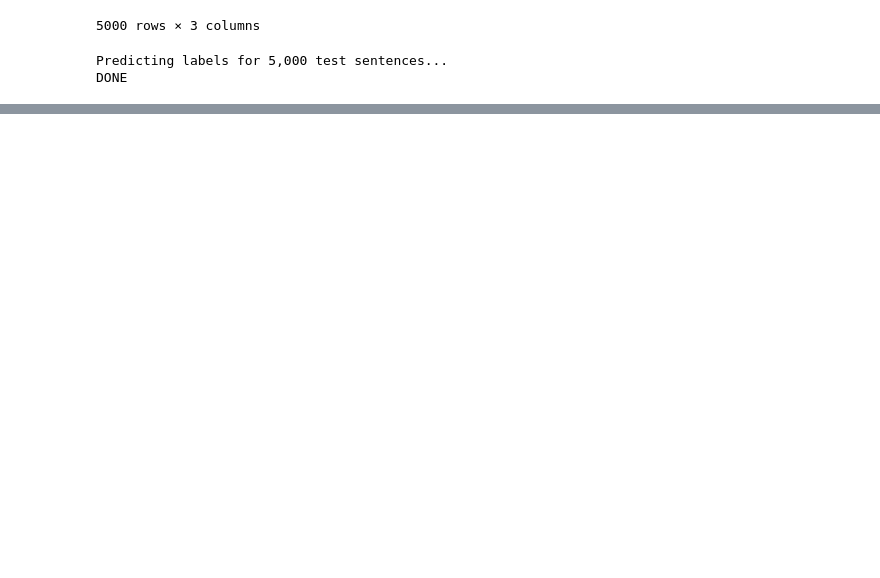
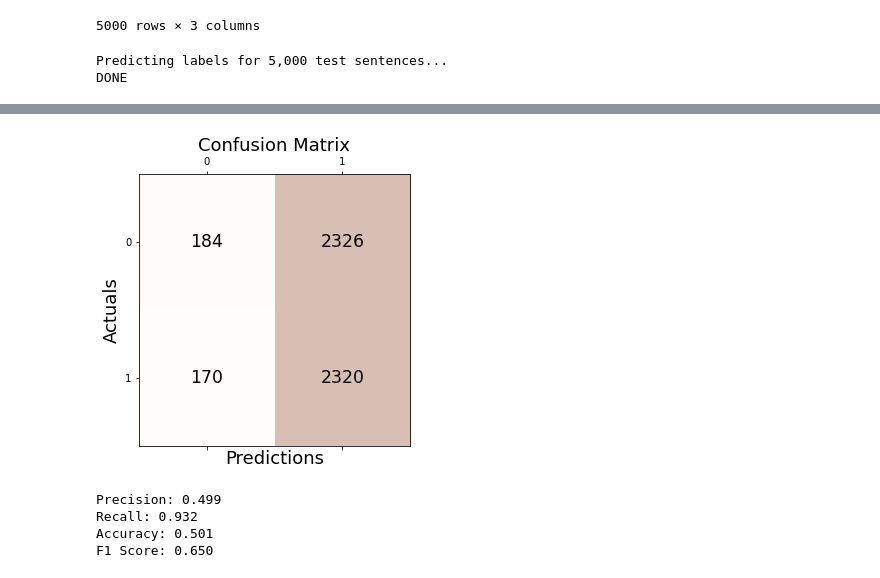
Before and after one commit to PhilipCappello/FineTuningBert, a Jupyter notebook: DefaultBert.ipynb, the cells around one changed output, grey strips where cells are left out. Saved outputs shown, nothing was run; the diff lists cells and outputs as text; code cells hidden in the pictures; blank space fills up the shorter version.

```diff
--- a/DefaultBert.ipynb
+++ b/DefaultBert.ipynb
@@ -330,0 +359,33 @@ Positive samples: 2530 of 5000 (50.60%)
+# %%
+# https://vitalflux.com/accuracy-precision-recall-f1-score-python-example/
+from sklearn.metrics import confusion_matrix
+
+flat_predictions = np.concatenate(predictions, axis=0)
+flat_predictions = np.argmax(flat_predictions, axis=1).flatten()
+
+flat_true_labels = np.concatenate(true_labels, axis=0)
+
+conf_matrix = confusion_matrix(y_true=flat_true_labels, y_pred=flat_predictions)
+# %%
+fig, ax = plt.subplots(figsize=(5, 5))
+ax.matshow(conf_matrix, cmap=plt.cm.Oranges, alpha=0.3)
+for i in range(conf_matrix.shape[0]):
+    for j in range(conf_matrix.shape[1]):
+        ax.text(x=j, y=i,s=conf_matrix[i, j], va='center', ha='center', size='xx-large')
+plt.xlabel('Predictions', fontsize=18)
+plt.ylabel('Actuals', fontsize=18)
+plt.title('Confusion Matrix', fontsize=18)
+plt.show()
+# %% [output]
+[figure, added]
+# %%
+from sklearn.metrics import precision_score, recall_score, accuracy_score, f1_score
+print('Precision: %.3f' % precision_score(flat_true_labels, flat_predictions))
+print('Recall: %.3f' % recall_score(flat_true_labels, flat_predictions))
+print('Accuracy: %.3f' % accuracy_score(flat_true_labels, flat_predictions))
+print('F1 Score: %.3f' % f1_score(flat_true_labels, flat_predictions))
+# %% [output]
+Precision: 0.499
+Recall: 0.932
+Accuracy: 0.501
+F1 Score: 0.650
```
Also changed, not shown: parts of 9 cells of this notebook, 1 other file.
